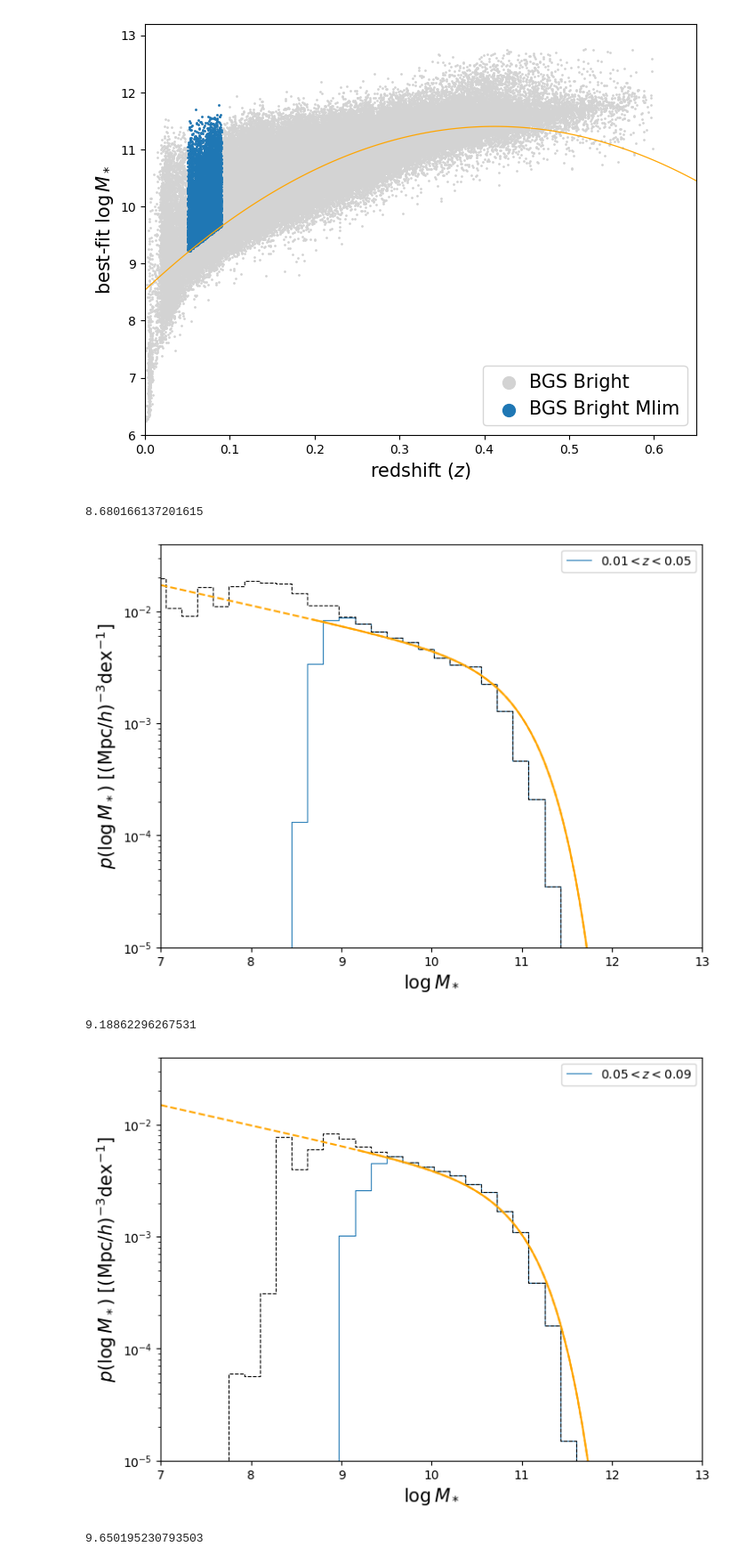
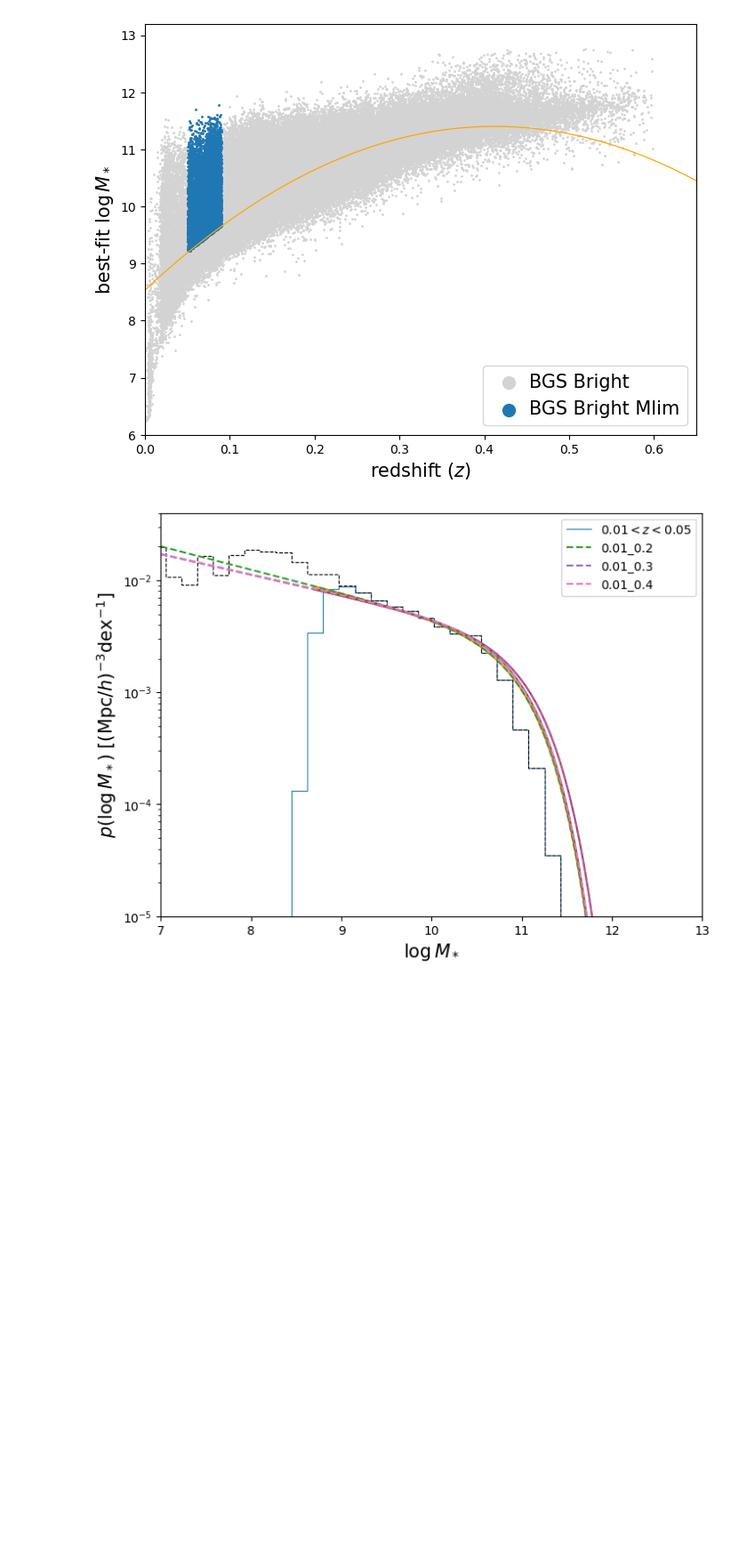
Before and after one commit to fedehope/zSMF, a Jupyter notebook: nb/test.ipynb, the cells around one changed output. Shown at 89% size. Drawn from its saved outputs; the diff is of its cells as text; code cells hidden in the pictures; blank space fills up the shorter version.

Commit message:
comparison with other z-dependence fits

```diff
--- a/nb/test.ipynb
+++ b/nb/test.ipynb
@@ -23,31 +23,43 @@ plotter.plot_selected_data(0.05, 0.09)
 # %%
 zmins = np.array([0.01 + 0.04 * i for i in range(4)])
 zmaxs = np.array([0.05 + 0.04 * i for i in range(4)])
 
 x_lin_ext = np.linspace(7, 14, 100)
 
 # fig = plt.figure(figsize=(15,15))
 
 plot_params_ext = {'color': 'orange', 'linestyle':'--'}
 plot_params = {'color':'orange', 'linestyle':'-'}
 
 for i, zmin, zmax, z0 in zip(range(4), zmins, zmaxs, zmins + (zmaxs - zmins)/2.):
     # plt.subplot(2,2,i+1)
     h, b, _h, _b = vmax_hist.histogram_norm(zmin, zmax)
-    z_smf = ZSchechterModel(bgs, zmin, zmax, z0)
 
-    n = z_smf.normalisation(best_params)
+    plotter.plot_vmax_hist(h, b, _h, _b, **{'label':f'${zmin}< z <{zmax:.2f}$'})
 
-    x_lin = np.linspace(z_smf.mlim.min(), 14, 100)
-    print(z_smf.mlim.min())
-    plotter.plot_vmax_hist(h, b, _h, _b, **{'label':f'${zmin}< z <{zmax:.2f}$'})
-    Plotter.plot_zschechter(x_lin, z0, n, best_params, **plot_params)
-    Plotter.plot_zschechter(x_lin_ext, z0, n, best_params, **plot_params_ext)
+    for info in ['0.01_0.2', '0.01_0.3', '0.01_0.4']:
+        emcee_file = FileEmcee(z_dependence=True, bin_test=True, info_file=info)
+        emcee_run = EmceeRun(emcee_file)
+
+        emcee_run.set_best_params(discard=150)
+        best_params = emcee_run.get_best_params()
+
+        z_smf = ZSchechterModel(bgs, zmin, zmax, z0)
+
+        n = z_smf.normalisation(best_params)
+
+        x_lin = np.linspace(z_smf.mlim.min(), 14, 100)
+        plot_params_ext = {'label':f'{info}', 'linestyle':'--'}
+        plot_params = {'linestyle':'-'}
+
+        Plotter.plot_zschechter(x_lin, z0, n, best_params, **plot_params)
+        Plotter.plot_zschechter(x_lin_ext, z0, n, best_params, **plot_params_ext)
+    # print(z_smf.mlim.min())
+
+
+
+
     plt.legend(loc='best')
     plt.show()
 # %% [output]
-8.680166137201615
-[figure, old version]
+[figure, new version]
-9.18862296267531
-[figure, removed]
-9.650195230793503
```
Also changed, not shown: parts of 4 cells of this notebook.
